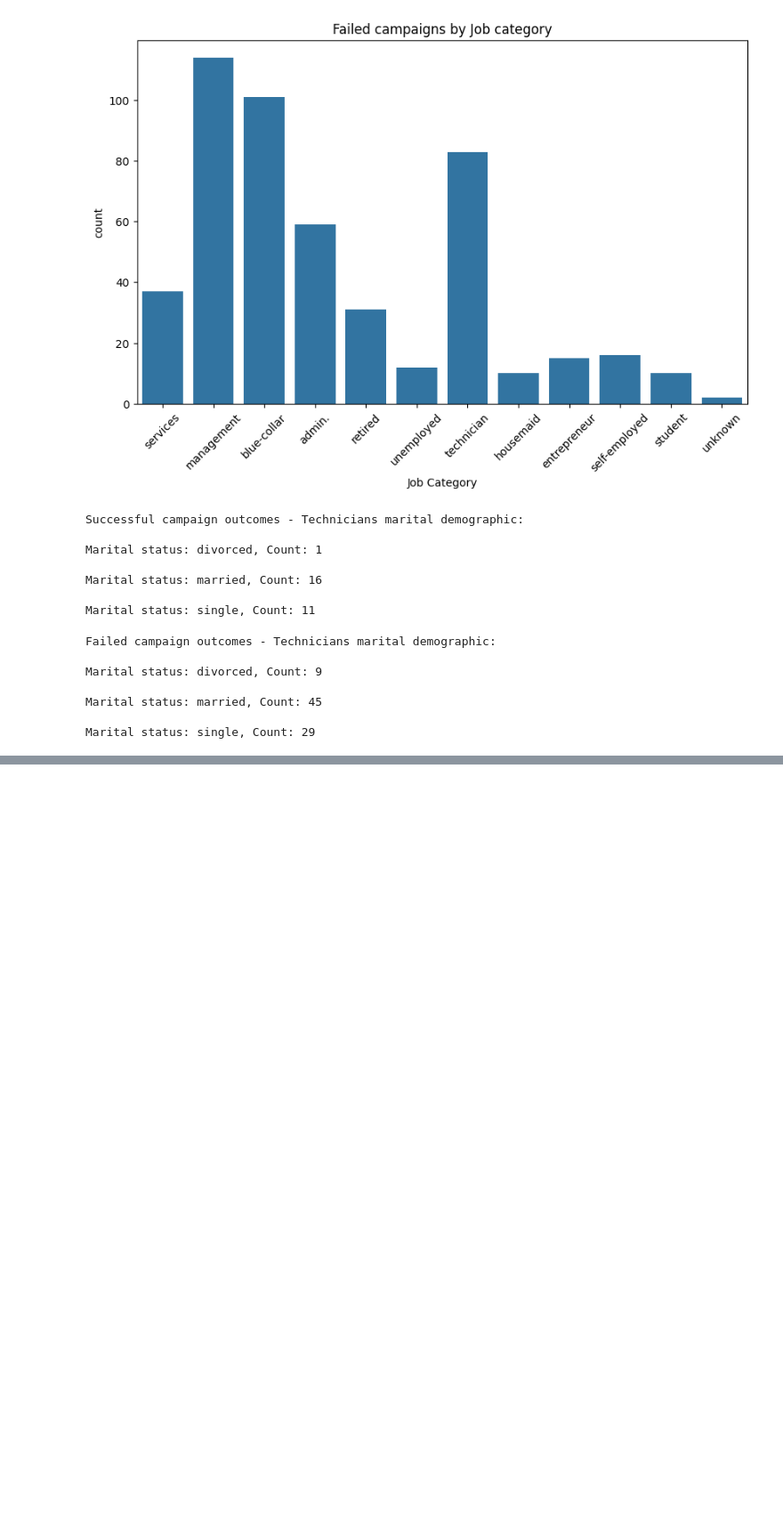
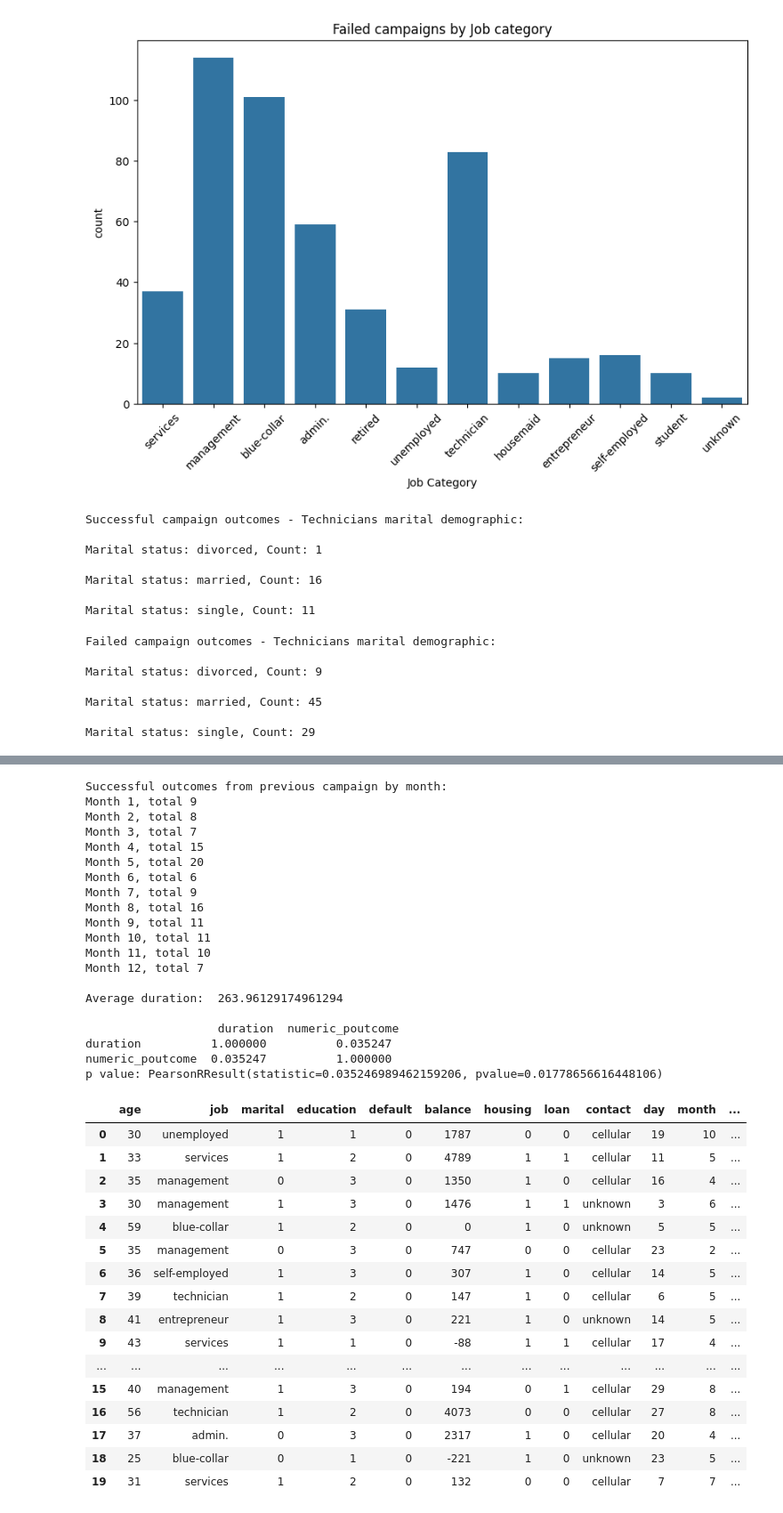
Before and after one commit to Mehtab859/bug-free-octo-fishstick, a Jupyter notebook: bank_notebook.ipynb, the cells around one changed output, grey strips where cells are left out. Shown at 89% size. Drawn from its saved outputs; the diff is of its cells as text; code cells hidden in the pictures; blank space fills up the shorter version.

```diff
--- a/bank_notebook.ipynb
+++ b/bank_notebook.ipynb
@@ -507,0 +410,54 @@ df3.corr(numeric_only=True)
+# %%
+poutcome_filtered = df2[(df2['poutcome'] == 'success')][['month', 'duration', 'day']]
+grouping = poutcome_filtered.groupby('month').size()
+print("Successful outcomes from previous campaign by month:")
+for name, count in grouping.items():
+    print(f"Month {name}, total {count}")
+
+avg_duration = df2['duration'].mean()
+print("\nAverage duration: ", avg_duration)
+
+df2['numeric_poutcome'] = pd.factorize(df2['poutcome'])[0]
+correlation = df2[['duration', 'numeric_poutcome']].corr()
+print("\n", correlation)
+p_value = pearsonr(df2['duration'], df2['numeric_poutcome'])
+print(f"p value: {p_value}")
+df2.head(20)
+# %% [output]
+Successful outcomes from previous campaign by month:
+Month 1, total 9
+Month 2, total 8
+Month 3, total 7
+Month 4, total 15
+Month 5, total 20
+Month 6, total 6
+Month 7, total 9
+Month 8, total 16
+Month 9, total 11
+Month 10, total 11
+Month 11, total 10
+Month 12, total 7
+
+Average duration:  263.96129174961294
+
+                   duration  numeric_poutcome
+duration          1.000000          0.035247
+numeric_poutcome  0.035247          1.000000
+p value: PearsonRResult(statistic=0.035246989462159206, pvalue=0.01778656616448106)
+|  | age | job | marital | education | default | balance | housing | loan | contact | day | month | ... |
+| 0 | 30 | unemployed | 1 | 1 | 0 | 1787 | 0 | 0 | cellular | 19 | 10 | ... |
+| 1 | 33 | services | 1 | 2 | 0 | 4789 | 1 | 1 | cellular | 11 | 5 | ... |
+| 2 | 35 | management | 0 | 3 | 0 | 1350 | 1 | 0 | cellular | 16 | 4 | ... |
+| 3 | 30 | management | 1 | 3 | 0 | 1476 | 1 | 1 | unknown | 3 | 6 | ... |
+| 4 | 59 | blue-collar | 1 | 2 | 0 | 0 | 1 | 0 | unknown | 5 | 5 | ... |
+| 5 | 35 | management | 0 | 3 | 0 | 747 | 0 | 0 | cellular | 23 | 2 | ... |
+| 6 | 36 | self-employed | 1 | 3 | 0 | 307 | 1 | 0 | cellular | 14 | 5 | ... |
+| 7 | 39 | technician | 1 | 2 | 0 | 147 | 1 | 0 | cellular | 6 | 5 | ... |
+| 8 | 41 | entrepreneur | 1 | 3 | 0 | 221 | 1 | 0 | unknown | 14 | 5 | ... |
+| 9 | 43 | services | 1 | 1 | 0 | -88 | 1 | 1 | cellular | 17 | 4 | ... |
+| ... | ... | ... | ... | ... | ... | ... | ... | ... | ... | ... | ... | ... |
+| 15 | 40 | management | 1 | 3 | 0 | 194 | 0 | 1 | cellular | 29 | 8 | ... |
+| 16 | 56 | technician | 1 | 2 | 0 | 4073 | 0 | 0 | cellular | 27 | 8 | ... |
+| 17 | 37 | admin. | 0 | 3 | 0 | 2317 | 1 | 0 | cellular | 20 | 4 | ... |
+| 18 | 25 | blue-collar | 0 | 1 | 0 | -221 | 1 | 0 | unknown | 23 | 5 | ... |
+| 19 | 31 | services | 1 | 2 | 0 | 132 | 0 | 0 | cellular | 7 | 7 | ... |
```
Also changed, not shown: parts of 28 cells of this notebook.
